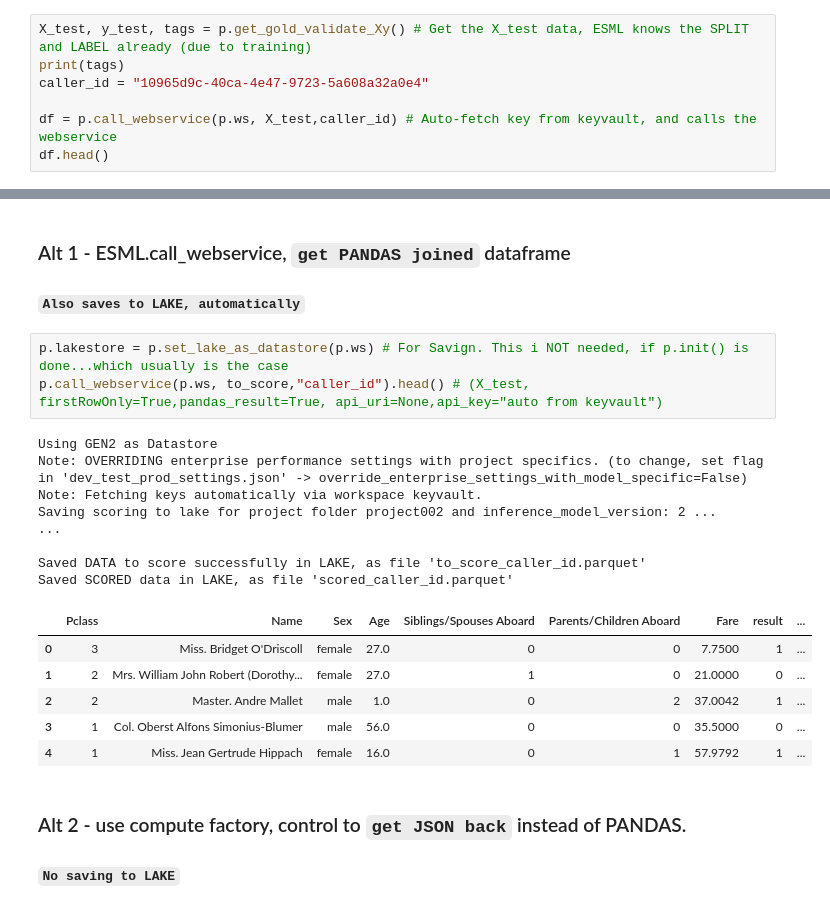
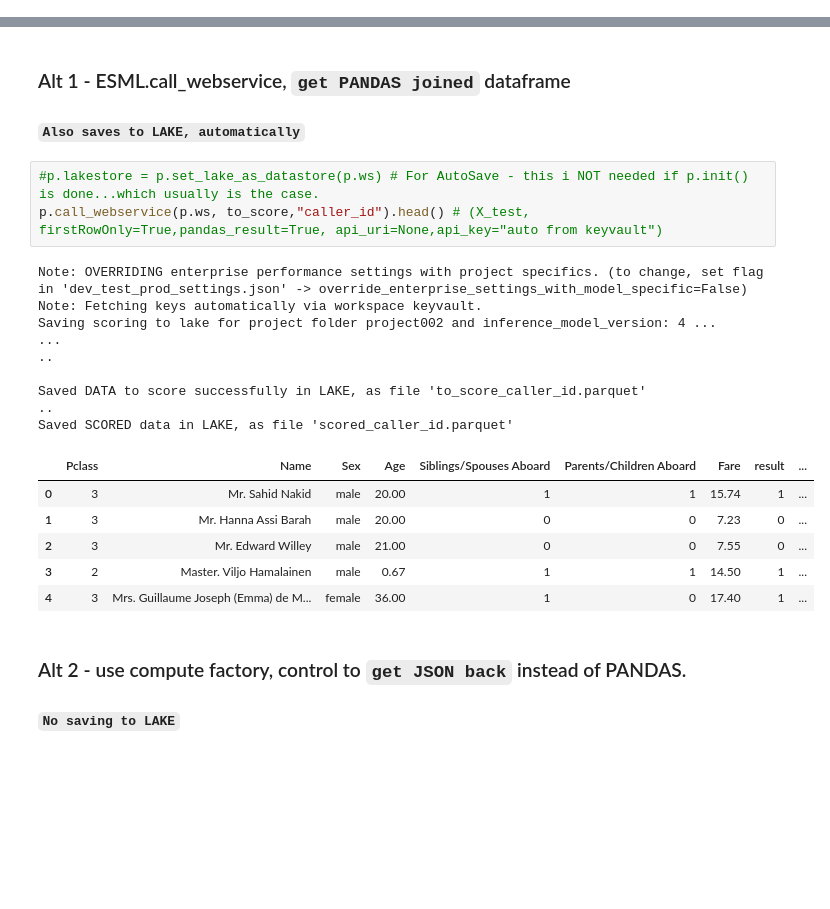
Before and after one commit to jostrm/azure-enterprise-scale-ml, a Jupyter notebook: copy_my_subfolders_to_my_grandparent/notebook_demos/esml_classification_1_train.ipynb, the cells around one changed output, grey strips where cells are left out. Cells and saved outputs as stored; diff of their text form; blank space fills up the shorter version.

```diff
--- a/copy_my_subfolders_to_my_grandparent/notebook_demos/esml_classification_1_train.ipynb
+++ b/copy_my_subfolders_to_my_grandparent/notebook_demos/esml_classification_1_train.ipynb
@@ -282,7 +277,0 @@ Webservice Swagger Uri: https://esmlcmn7skp17.westeurope.cloudapp.azure.com:443/
-# %%
-X_test, y_test, tags = p.get_gold_validate_Xy() # Get the X_test data, ESML knows the SPLIT and LABEL already (due to training)
-print(tags)
-caller_id = "10965d9c-40ca-4e47-9723-5a608a32a0e4"
-
-df = p.call_webservice(p.ws, X_test,caller_id) # Auto-fetch key from keyvault, and calls the webservice
-df.head()
@@ -400,23 +362,24 @@ except:
 ### Alt 1 - ESML.call_webservice, `get PANDAS joined` dataframe
 #### `Also saves to LAKE, automatically`
 # %%
-p.lakestore = p.set_lake_as_datastore(p.ws) # For Savign. This i NOT needed, if p.init() is done...which usually is the case
+#p.lakestore = p.set_lake_as_datastore(p.ws) # For AutoSave - this i NOT needed if p.init() is done...which usually is the case.
 p.call_webservice(p.ws, to_score,"caller_id").head() # (X_test, firstRowOnly=True,pandas_result=True, api_uri=None,api_key="auto from keyvault")
 # %% [output]
-Using GEN2 as Datastore
 Note: OVERRIDING enterprise performance settings with project specifics. (to change, set flag in 'dev_test_prod_settings.json' -> override_enterprise_settings_with_model_specific=False)
 Note: Fetching keys automatically via workspace keyvault.
-Saving scoring to lake for project folder project002 and inference_model_version: 2 ...
+Saving scoring to lake for project folder project002 and inference_model_version: 4 ...
 ...
+..
 
 Saved DATA to score successfully in LAKE, as file 'to_score_caller_id.parquet'
+..
 Saved SCORED data in LAKE, as file 'scored_caller_id.parquet'
 |  | Pclass | Name | Sex | Age | Siblings/Spouses Aboard | Parents/Children Aboard | Fare | result | ... |
-| 0 | 3 | Miss. Bridget O'Driscoll | female | 27.0 | 0 | 0 | 7.7500 | 1 | ... |
-| 1 | 2 | Mrs. William John Robert (Dorothy... | female | 27.0 | 1 | 0 | 21.0000 | 0 | ... |
-| 2 | 2 | Master. Andre Mallet | male | 1.0 | 0 | 2 | 37.0042 | 1 | ... |
-| 3 | 1 | Col. Oberst Alfons Simonius-Blumer | male | 56.0 | 0 | 0 | 35.5000 | 0 | ... |
-| 4 | 1 | Miss. Jean Gertrude Hippach | female | 16.0 | 0 | 1 | 57.9792 | 1 | ... |
+| 0 | 3 | Mr. Sahid Nakid | male | 20.00 | 1 | 1 | 15.74 | 1 | ... |
+| 1 | 3 | Mr. Hanna Assi Barah | male | 20.00 | 0 | 0 | 7.23 | 0 | ... |
+| 2 | 3 | Mr. Edward Willey | male | 21.00 | 0 | 0 | 7.55 | 0 | ... |
+| 3 | 2 | Master. Viljo Hamalainen | male | 0.67 | 1 | 1 | 14.50 | 1 | ... |
+| 4 | 3 | Mrs. Guillaume Joseph (Emma) de M... | female | 36.00 | 1 | 0 | 17.40 | 1 | ... |
 # %% [markdown]
 ### Alt 2 - use compute factory, control to `get JSON back` instead of PANDAS.
 #### `No saving to LAKE`
```
Also changed, not shown: parts of 26 cells of this notebook, 1 other file.
